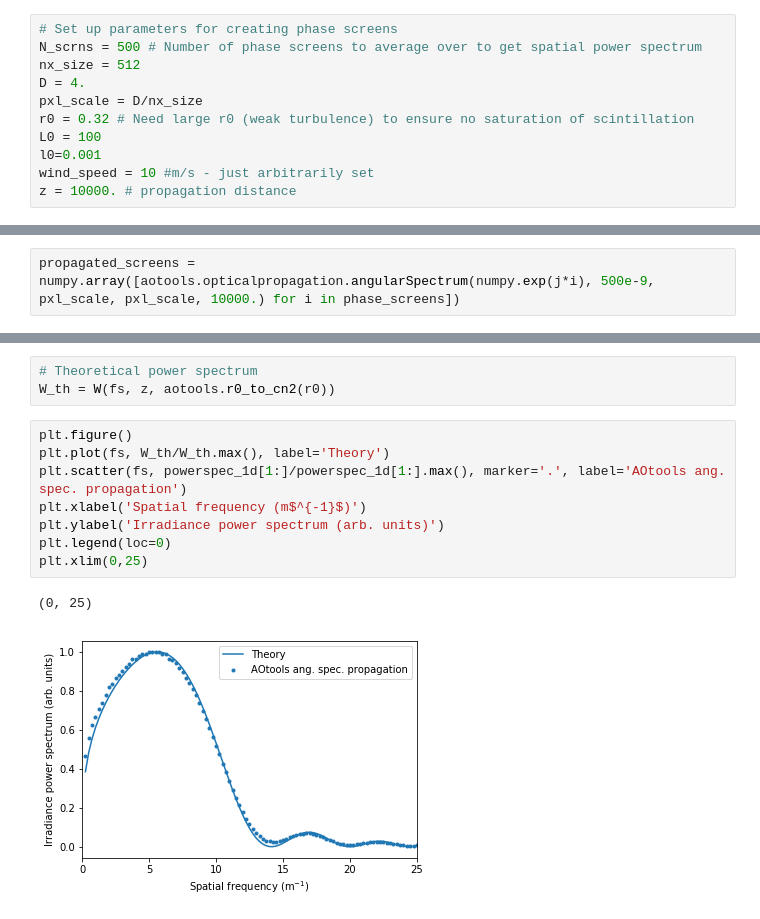
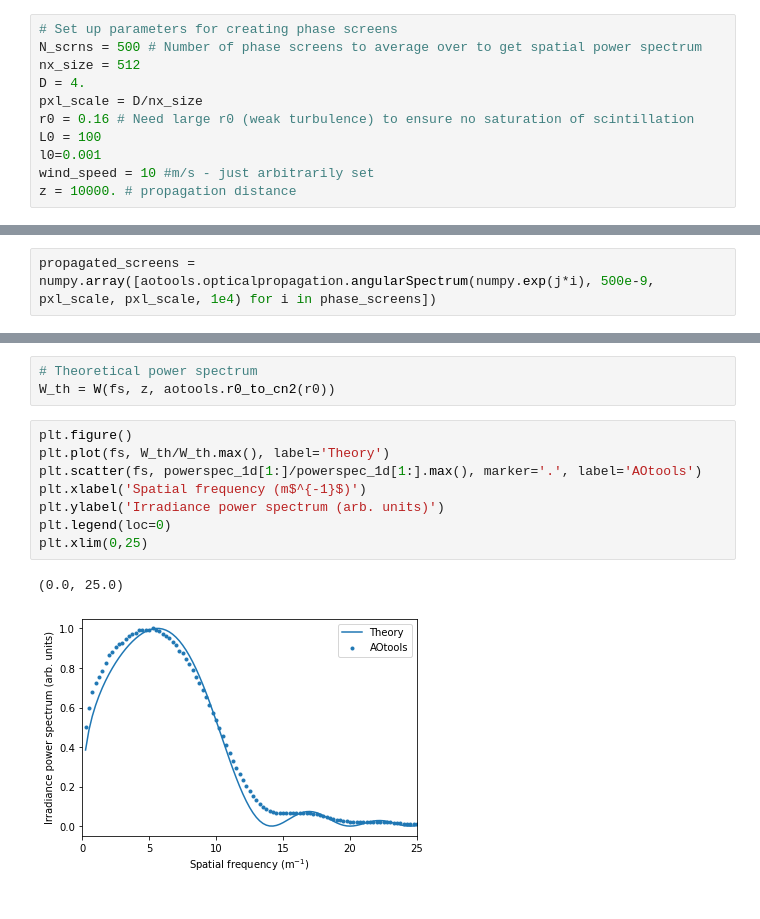
Before and after one commit to AOtools/aotools_tests, a Jupyter notebook: phase_screens/optical_propagation.ipynb, the cells around one changed output, grey strips where cells are left out. Saved outputs shown, nothing was run; the diff lists cells and outputs as text.

```diff
--- a/phase_screens/optical_propagation.ipynb
+++ b/phase_screens/optical_propagation.ipynb
@@ -25,7 +25,7 @@ N_scrns = 500 # Number of phase screens to average over to get spatial power spe
 nx_size = 512
 D = 4.
 pxl_scale = D/nx_size
-r0 = 0.32 # Need large r0 (weak turbulence) to ensure no saturation of scintillation
+r0 = 0.16 # Need large r0 (weak turbulence) to ensure no saturation of scintillation
 L0 = 100
 l0=0.001
 wind_speed = 10 #m/s - just arbitrarily set
@@ -43,5 +43,5 @@ cbar.set_label('Wavefront deviation (nm)', labelpad=8)
 # %%
-propagated_screens = numpy.array([aotools.opticalpropagation.angularSpectrum(numpy.exp(j*i), 500e-9, pxl_scale, pxl_scale, 10000.) for i in phase_screens])
+propagated_screens = numpy.array([aotools.opticalpropagation.angularSpectrum(numpy.exp(j*i), 500e-9, pxl_scale, pxl_scale, 1e4) for i in phase_screens])
 # %%
 I = numpy.abs(propagated_screens)**2 # Scintillation intensity patterns
 # %%
@@ -71,11 +71,11 @@ W_th = W(fs, z, aotools.r0_to_cn2(r0))
 # %%
 plt.figure()
 plt.plot(fs, W_th/W_th.max(), label='Theory')
-plt.scatter(fs, powerspec_1d[1:]/powerspec_1d[1:].max(), marker='.', label='AOtools ang. spec. propagation')
+plt.scatter(fs, powerspec_1d[1:]/powerspec_1d[1:].max(), marker='.', label='AOtools')
 plt.xlabel('Spatial frequency (m$^{-1}$)')
 plt.ylabel('Irradiance power spectrum (arb. units)')
 plt.legend(loc=0)
 plt.xlim(0,25)
 # %% [output]
-(0, 25)
+(0.0, 25.0)
-[figure, old version]
+[figure, new version]
```
Also changed, not shown: parts of 3 cells of this notebook, 2 other files.
